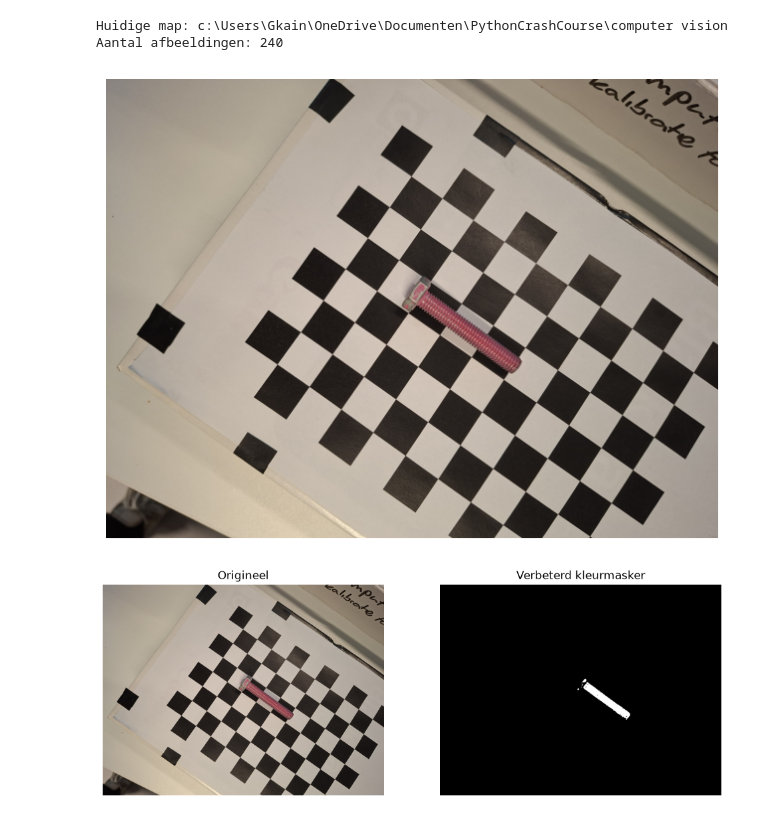
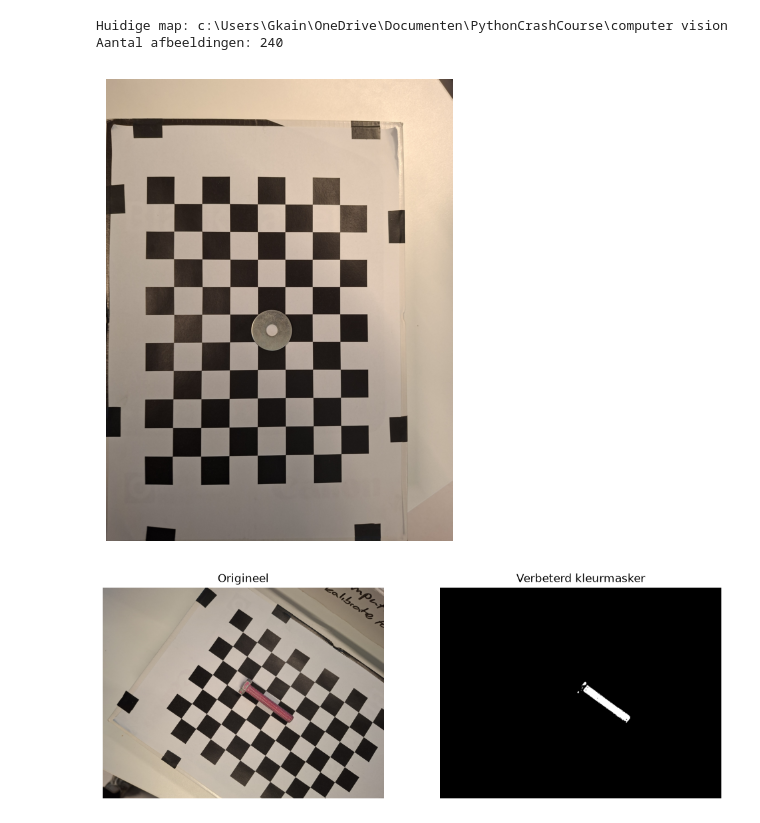
Before and after one commit to kaindlkaindl/computer-vision, a Jupyter notebook: Eindopdracht_klassiek.ipynb, the cells around one changed output. Saved outputs shown, nothing was run; the diff lists cells and outputs as text; code cells hidden in the pictures.

```diff
--- a/Eindopdracht_klassiek.ipynb
+++ b/Eindopdracht_klassiek.ipynb
@@ -1,34 +1,34 @@
 # %%
 import cv2
 import numpy as np
 import matplotlib.pyplot as plt
 from pathlib import Path
 
 # Controleer waar het notebook wordt uitgevoerd
 print("Huidige map:", Path.cwd())
 
 # Locatie van de afbeeldingen
 DATASET_PATH = Path("dataset/images")
 
 # Zoek afbeeldingen
 image_paths = sorted(DATASET_PATH.glob("*.jpg"))
 
 print("Aantal afbeeldingen:", len(image_paths))
 
 if len(image_paths) > 0:
-    image = cv2.imread(str(image_paths[100]))
+    image = cv2.imread(str(image_paths[150]))
     image = cv2.cvtColor(image, cv2.COLOR_BGR2RGB)
 
     plt.figure(figsize=(10, 6))
     plt.imshow(image)
     plt.axis("off")
     plt.show()
 else:
     print("Geen afbeeldingen gevonden! Controleer het pad.")
 # %% [output]
 Huidige map: c:\Users\Gkain\OneDrive\Documenten\PythonCrashCourse\computer vision
 Aantal afbeeldingen: 240
-[figure, old version]
+[figure, new version]
 # %%
 hsv = cv2.cvtColor(image, cv2.COLOR_RGB2HSV)
 
```
Also changed, not shown: parts of 8 cells of this notebook, 1 other file.
